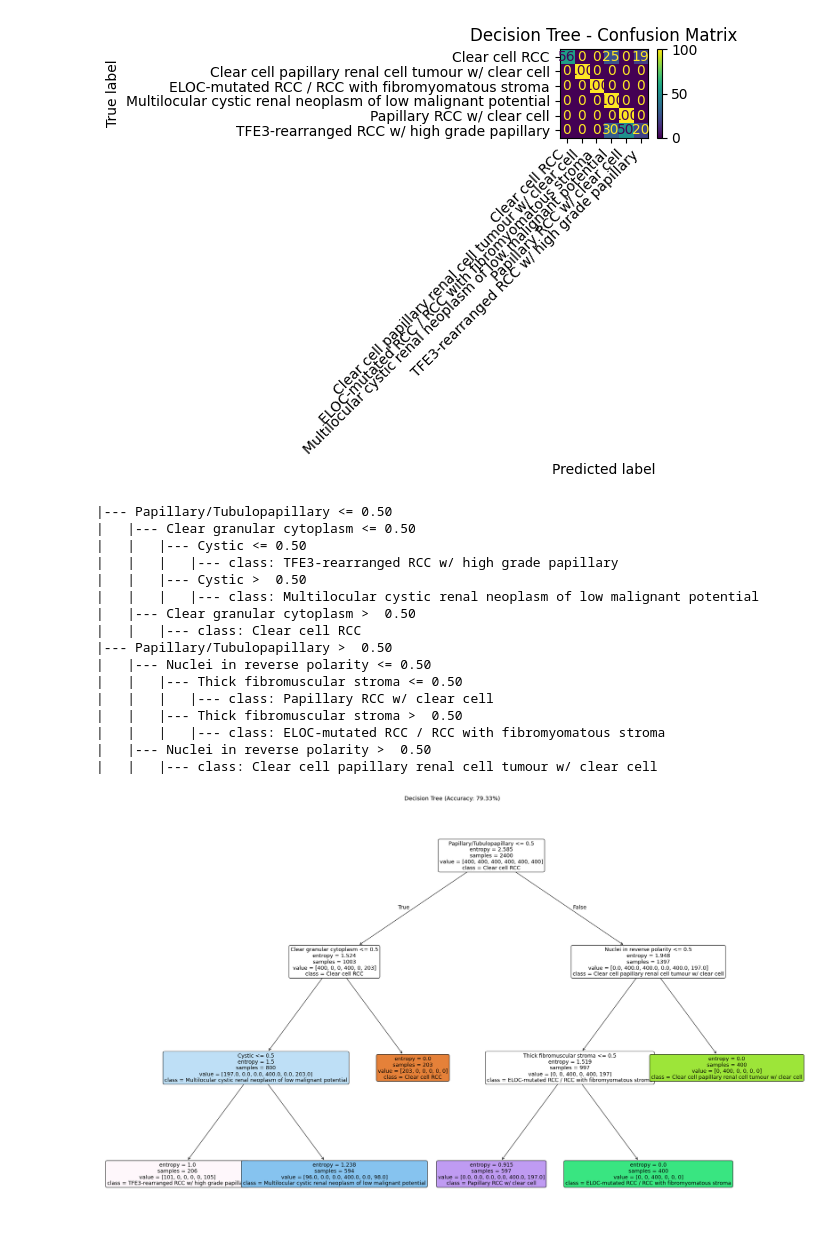
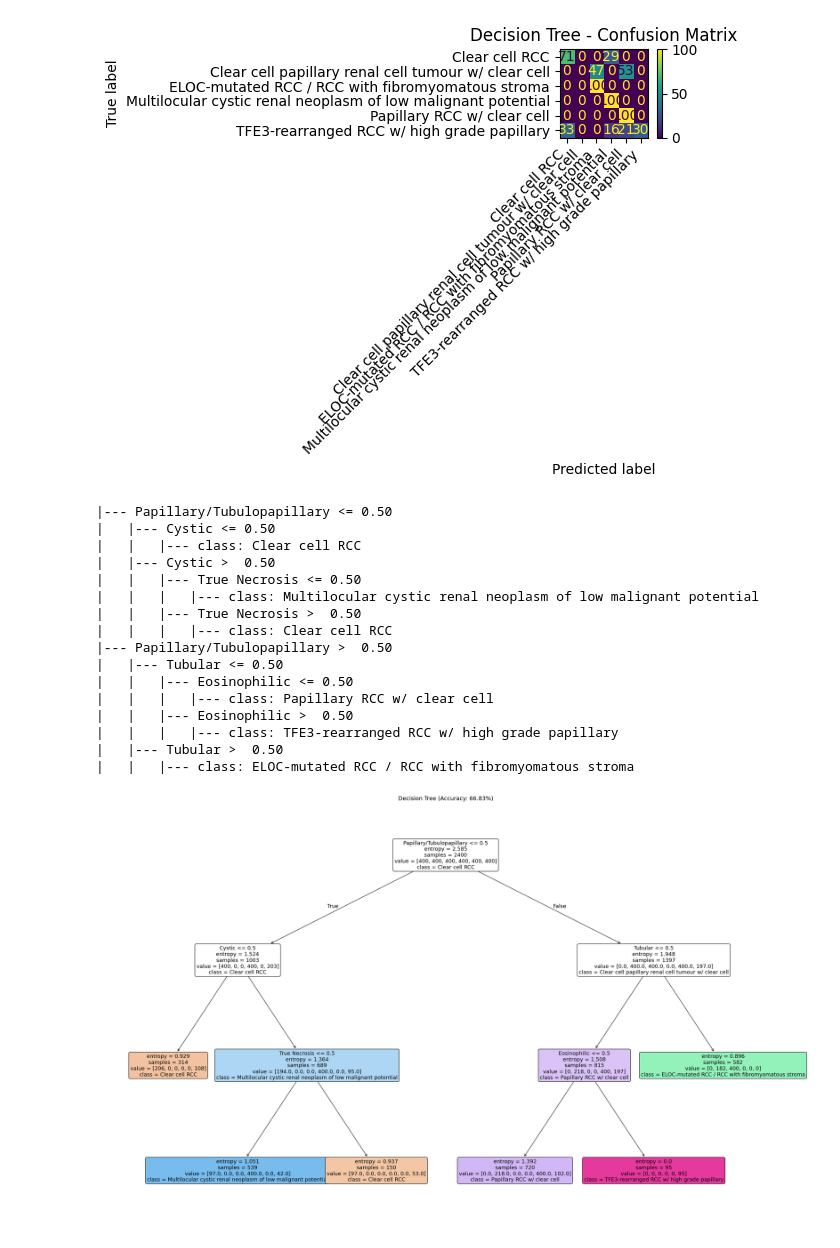
Before and after one commit to ryancytso/RCCclassification, a Jupyter notebook: RCC_decision_tree_morph_pri_2026.1.26.ipynb, the cells around one changed output. Saved outputs shown, nothing was run; the diff lists cells and outputs as text; code cells hidden in the pictures.

```diff
--- a/RCC_decision_tree_morph_pri_2026.1.26.ipynb
+++ b/RCC_decision_tree_morph_pri_2026.1.26.ipynb
@@ -248,0 +218,20 @@ dtype: object
+# %%
+# Find features with all 0s
+all_zero_cols = filtered_df.columns[(filtered_df == 0).all()]
+print(f"Features that are negative in all subtypes: \n {all_zero_cols}")
+
+# Find features that are all present in all subtypes
+all_present_cols = filtered_df.columns[(filtered_df == 100).all()]
+print(f"Features that are all positive in all subtypes: \n {all_present_cols}")
+
+# Find features that are only present in specific subtypes and none of the other compared subtypes
+deterministic_features = filtered_df.columns[(filtered_df != 0).sum() == 1] # only 1 row is not 0
+print(f"Deterministic features for specific subtypes: \n {deterministic_features}")
+
+# Find which subtypes have those deterministic features
+for col in deterministic_features:
+    subtype_index = filtered_df.index[filtered_df[col]!=0]
+    subtype_name = filtered_df.loc[subtype_index,"Subtype"].values
+    print(f"Deterministic Feature: {col} → Subtype: {subtype_name}")
+
+# can choose to drop these features before generating synthetic dataset
@@ -251,10 +270,10 @@ dtype: object
 # (Ensure to remove any other columns other than Subtype and Relevant Biomarkers)
 # TO DO: Make this synthetic data generation into a function, that takes in size of population as input
 
+df = filtered_df
+
 # Set a seed for reproducibility
 rng = np.random.default_rng(10)
-
-df = pri_morph_df
 
 # Create an empty DataFrame to hold synthetic patient data with the same columns as original
 synthetic_df = pd.DataFrame(columns=df.columns)
@@ -296,12 +334,20 @@ for index, row in df.iterrows():
+# %%
+# Before running first decision tree model, filter synthetic dataframe for only morphological features
+morph_ds = synthetic_df[["Subtype"] + morphological_features]
+morph_spec_ds = morph_ds.drop(columns=["Nuclei in reverse polarity","Clear granular cytoplasm",
+                                       "Thick fibromuscular stroma","Foamy macrophages"])
 # %%
 # Decision Tree Model (Simplified for binary data)
 from sklearn.model_selection import train_test_split, GridSearchCV
 from sklearn.tree import DecisionTreeClassifier, plot_tree, export_text
 from sklearn.metrics import classification_report, ConfusionMatrixDisplay
 
+# Select specific dataset to make decision tree
+ds = morph_spec_ds
+
 # Load and prepare data
-X = synthetic_df.drop(columns=["Subtype"])
-y = synthetic_df["Subtype"] # target prediction
+X = ds.drop(columns=["Subtype"])
+y = ds["Subtype"] # target prediction
 feature_names = X.columns.tolist()
 
 # Split data into train/test split
@@ -321,7 +367,7 @@ tree = DecisionTreeClassifier(
     ccp_alpha=0.0 # controls pruning strength to reduce overfitting
 )
 
-# Hyperparameter tuning, GridSearch will test every comination
+# Hyperparameter tuning, GridSearch will test every comination (this will overwrite some settings in the above initialized settings)
 param_grid = {
     "min_samples_leaf": [1, 5, 10, 20],
     "min_samples_split": [2, 10, 20],
@@ -330,7 +376,7 @@ param_grid = {
 
 # Grid search to find the best combination of hyper-parameters to achieve hihg accuracy without overfitting
 gs = GridSearchCV(tree, param_grid, scoring="accuracy", cv=5, n_jobs=-1)
-    # n_jobs
+    # n_jobs --> controls number of CPU cores used for parallel processing (speeds up hyperparameter tuning)
 gs.fit(X_train, y_train)
 
 print("Best params:", gs.best_params_)
@@ -383,19 +429,19 @@ Multilocular cystic renal neoplasm of low malignant potential       0.65      1.
 <Figure size 1000x800 with 0 Axes>
-[figure, old version]
+[figure, new version]
 |--- Papillary/Tubulopapillary <= 0.50
-|   |--- Clear granular cytoplasm <= 0.50
-|   |   |--- Cystic <= 0.50
+|   |--- Cystic <= 0.50
+|   |   |--- class: Clear cell RCC
+|   |--- Cystic >  0.50
+|   |   |--- True Necrosis <= 0.50
+|   |   |   |--- class: Multilocular cystic renal neoplasm of low malignant potential
+|   |   |--- True Necrosis >  0.50
+|   |   |   |--- class: Clear cell RCC
+|--- Papillary/Tubulopapillary >  0.50
+|   |--- Tubular <= 0.50
+|   |   |--- Eosinophilic <= 0.50
+|   |   |   |--- class: Papillary RCC w/ clear cell
+|   |   |--- Eosinophilic >  0.50
 |   |   |   |--- class: TFE3-rearranged RCC w/ high grade papillary
-|   |   |--- Cystic >  0.50
-|   |   |   |--- class: Multilocular cystic renal neoplasm of low malignant potential
-|   |--- Clear granular cytoplasm >  0.50
-|   |   |--- class: Clear cell RCC
-|--- Papillary/Tubulopapillary >  0.50
-|   |--- Nuclei in reverse polarity <= 0.50
-|   |   |--- Thick fibromuscular stroma <= 0.50
-|   |   |   |--- class: Papillary RCC w/ clear cell
-|   |   |--- Thick fibromuscular stroma >  0.50
-|   |   |   |--- class: ELOC-mutated RCC / RCC with fibromyomatous stroma
-|   |--- Nuclei in reverse polarity >  0.50
-|   |   |--- class: Clear cell papillary renal cell tumour w/ clear cell
+|   |--- Tubular >  0.50
+|   |   |--- class: ELOC-mutated RCC / RCC with fibromyomatous stroma
-[figure, old version]
+[figure, new version]
```
Also changed, not shown: parts of 22 cells of this notebook.
